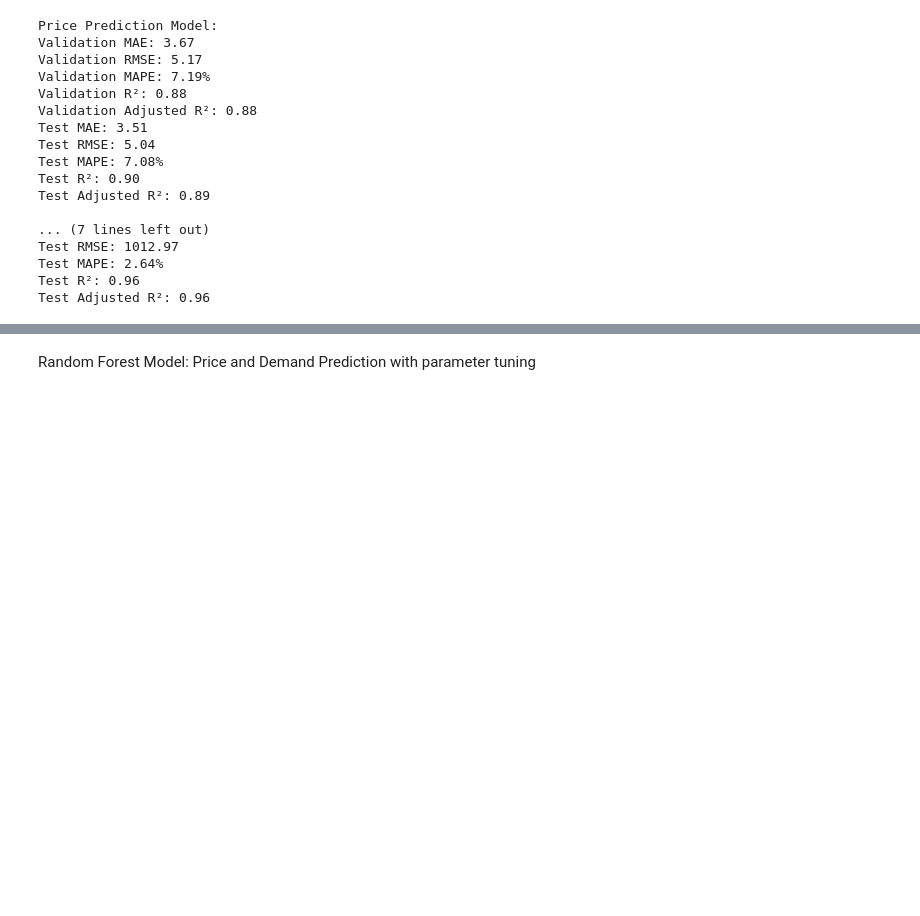
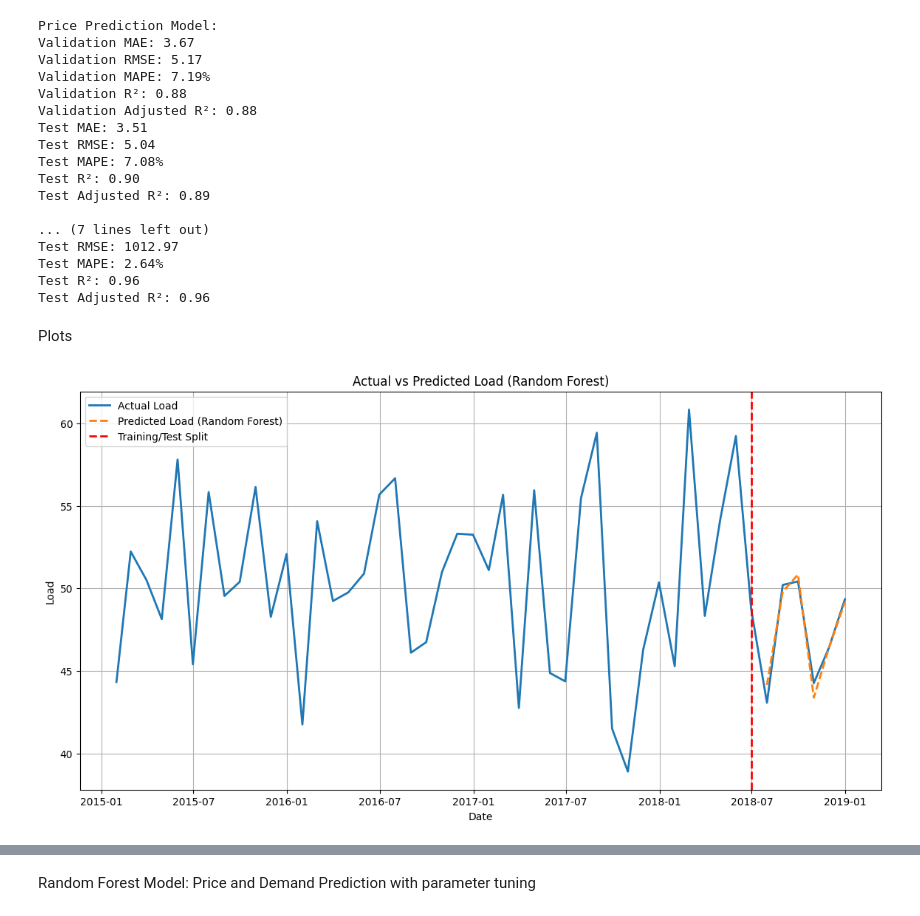
Before and after one commit to springboardmentor140/Electricity-Demand-Forecasting, a Jupyter notebook: K B Sree Parvathy/Electricity Demand And Price Forcasting Model.ipynb, the cells around one changed output, grey strips where cells are left out. Saved outputs shown, nothing was run; the diff lists cells and outputs as text; code cells hidden in the pictures; blank space fills up the shorter version.

```diff
--- a/K B Sree Parvathy/Electricity Demand And Price Forcasting Model.ipynb
+++ b/K B Sree Parvathy/Electricity Demand And Price Forcasting Model.ipynb
@@ -1129,3 +1229,11 @@ Test RMSE: 1012.97
 Test MAPE: 2.64%
 Test R²: 0.96
 Test Adjusted R²: 0.96
+# %% [markdown]
+Plots
+# %%
+# Random Forest
+predicted_prices_rf = np.concatenate([np.full(len(train_dates), np.nan), test_predicted_prices_rf])
+plot_actual_vs_predicted(dates, actual_prices, predicted_prices_rf, 'Random Forest')
+# %% [output]
+[figure, added]
```
Also changed, not shown: parts of 19 cells of this notebook, 2 other files.
